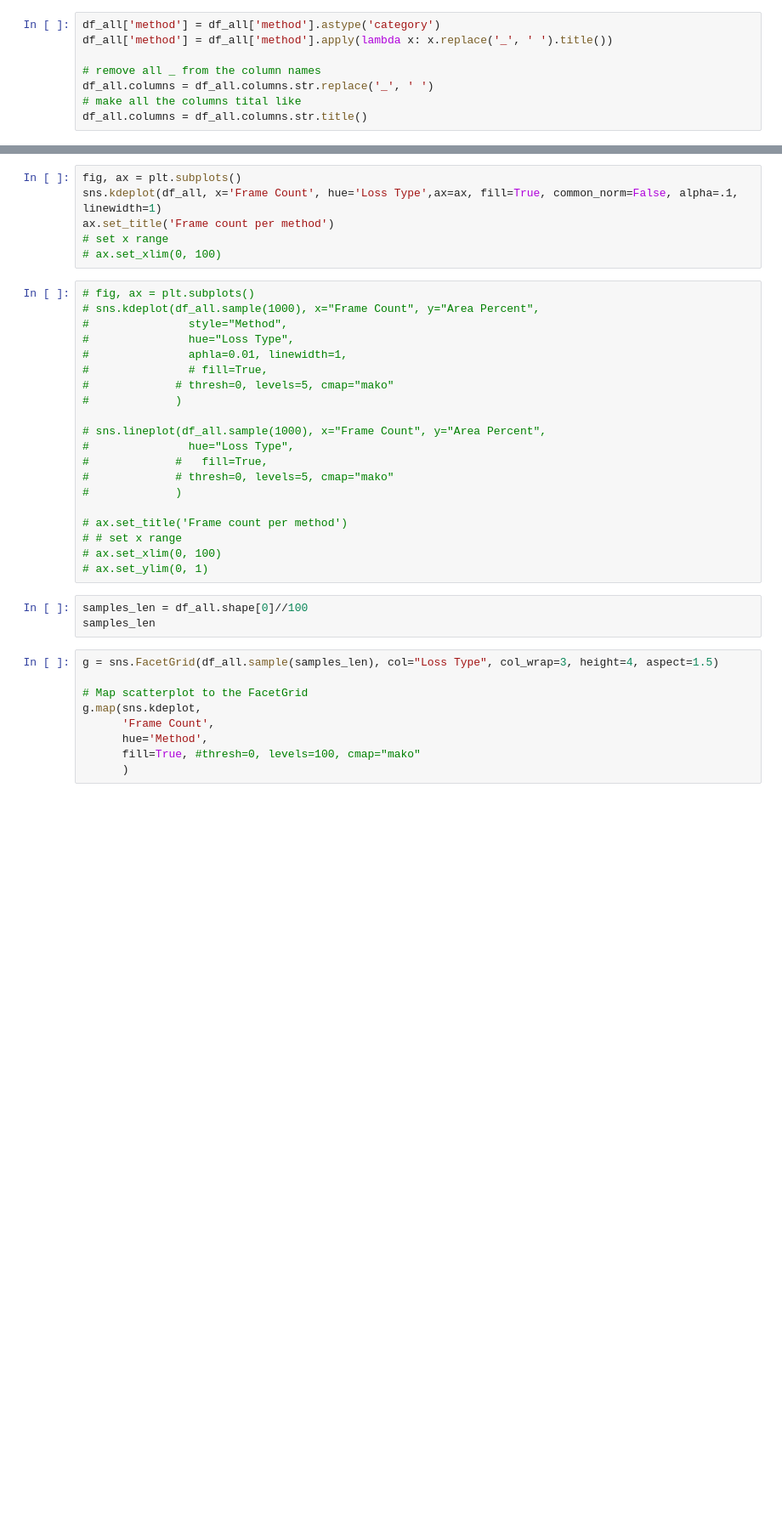
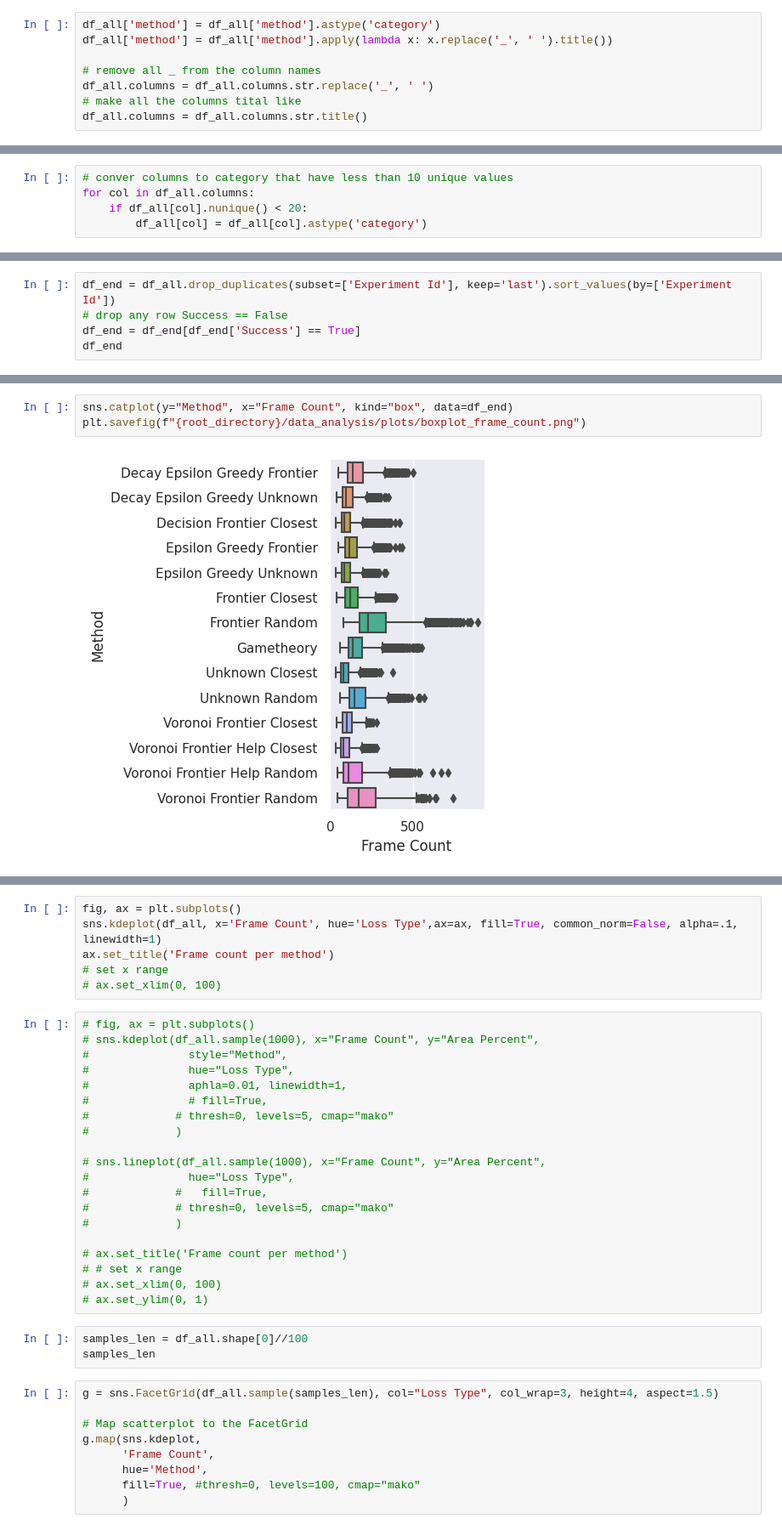
Before and after one commit to DIRECTLab/Multi_Agents_Area_Exploration, a Jupyter notebook: data_analysis/plots.ipynb, the cells around one changed output, grey strips where cells are left out. Shown: that part at 85% size. Drawn from its saved outputs; the diff is of its cells as text; blank space fills up the shorter version.

```diff
--- a/data_analysis/plots.ipynb
+++ b/data_analysis/plots.ipynb
@@ -73,3 +80,8 @@ df_all.describe()
+# %%
+# conver columns to category that have less than 10 unique values
+for col in df_all.columns:
+    if df_all[col].nunique() < 20:
+        df_all[col] = df_all[col].astype('category')
 # %%
 df_all['Method'].value_counts()
 # %% [output]
@@ -119,0 +162,5 @@ KeyError: ('Frame Count', 'Delta Time')
+# %%
+df_end = df_all.drop_duplicates(subset=['Experiment Id'], keep='last').sort_values(by=['Experiment Id'])
+# drop any row Success == False
+df_end = df_end[df_end['Success'] == True]
+df_end
@@ -119,0 +181,5 @@ KeyError: ('Frame Count', 'Delta Time')
+# %%
+sns.catplot(y="Method", x="Frame Count", kind="box", data=df_end)
+plt.savefig(f"{root_directory}/data_analysis/plots/boxplot_frame_count.png")
+# %% [output]
+[figure, added]
```
Also changed, not shown: parts of 19 cells of this notebook.
